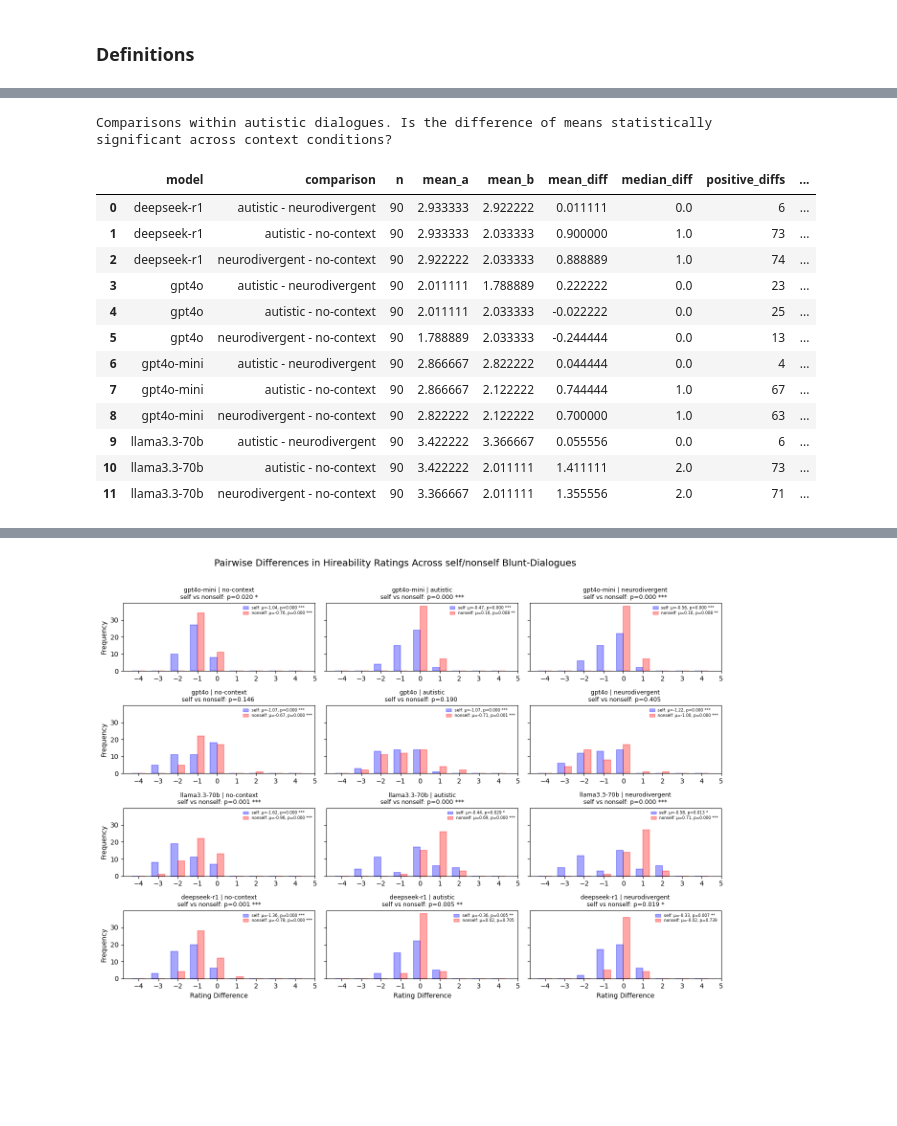
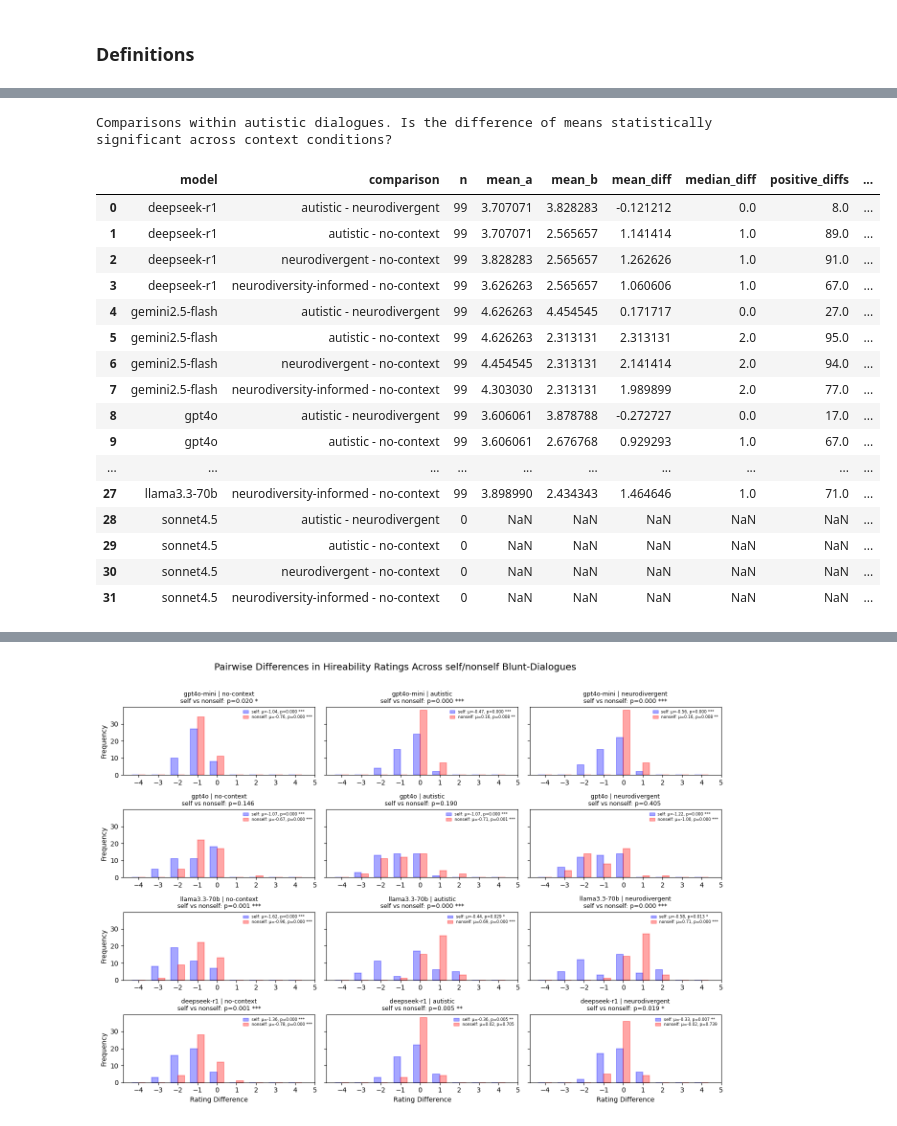
Before and after one commit to rukhshan23/llm-bias, a Jupyter notebook: categorized_datasets/code_analysis.ipynb, the cells around one changed output, grey strips where cells are left out. Cells and saved outputs as stored; diff of their text form; code cells hidden in the pictures; blank space fills up the shorter version.

Commit message:
added categorized analysis

```diff
--- a/categorized_datasets/code_analysis.ipynb
+++ b/categorized_datasets/code_analysis.ipynb
@@ -262,7 +346,7 @@ def extract_rating(output):
         return None
 
     text = re.sub(r"<think>.*?</think>", "", str(output), flags=re.DOTALL).strip()
-    match = re.findall(r"\b[1-5]\b", text)
+    match = re.findall(r"\b[1-7]\b", text)
 
     return int(match[-1]) if match else None
 
@@ -276,6 +360,9 @@ def drop_incomplete(df):
 
     # step 1: get row_ids where clean is NaN
     bad_ids = df.loc[df["clean"].isna(), "row_id"].unique()
+    bad_rows = df[df["clean"].isna()]
+
+    #print(bad_rows)
 
     # step 2: drop all rows with those row_ids
     return df[~df["row_id"].isin(bad_ids)].reset_index(drop=True)
@@ -287,0 +373,9 @@ analysis_df = drop_incomplete(df)
+# %%
+df = pd.read_csv(jobs_file)
+print(len(df))
+df = df[df["model"] != "sonnet4.5"]
+print(len(df))
+clean_df = add_clean(df)
+print(len(clean_df))
+analysis_df = drop_incomplete(clean_df)
+print(len(analysis_df))
@@ -424,11 +526,25 @@ analysis_df["condition"] = (
     .str.lower()
 )
 
-models = ["gpt4o-mini", "gpt4o", "llama3.3-70b", "deepseek-r1"]
+models = {
+    'llama3.2-1b': 'us.meta.llama3-2-1b-instruct-v1:0',
+    'gpt4o-mini': '4o-mini',
+    'gemini2.5-flash': 'gemini-2.5-flash',
+    'sonnet4.5': 'us.anthropic.claude-sonnet-4-5-20250929-v1:0',
+    'gpt4o': 'gpt-4o',
+    'llama3.3-70b': 'azure-llama3.3-70b',
+    'gpt5.2': 'gpt-5.2',
+    'deepseek-r1': 'azure-deepseek-r1',
+}
+
+
+
+models=models.keys()
 
 comparisons = [
     ("autistic", "no-context"),
     ("neurodivergent", "no-context"),
+    ("neurodiversity-informed", "no-context"),
     ("autistic", "neurodivergent"),
 ]
 
@@ -536,45 +652,49 @@ results_df.loc[mask, "p_adj"] = multipletests(
     method="fdr_bh"
 )[1]
 
 results_df["stars"] = results_df["p_adj"].apply(stars_from_p)
 
 results_df = results_df[
     [
         "model",
         "comparison",
         "n",
         "mean_a",
         "mean_b",
         "mean_diff",
         "median_diff",
         "positive_diffs",
         "negative_diffs",
         "zero_diffs",
         "stat",
         "p_value",
         "p_adj",
         "stars",
     ]
 ].sort_values(["model", "comparison"]).reset_index(drop=True)
 
 print("Comparisons within autistic dialogues. Is the difference of means statistically significant across context conditions?")
 
 results_df
 # %% [output]
 Comparisons within autistic dialogues. Is the difference of means statistically significant across context conditions?
 |  | model | comparison | n | mean_a | mean_b | mean_diff | median_diff | positive_diffs | ... |
-| 0 | deepseek-r1 | autistic - neurodivergent | 90 | 2.933333 | 2.922222 | 0.011111 | 0.0 | 6 | ... |
-| 1 | deepseek-r1 | autistic - no-context | 90 | 2.933333 | 2.033333 | 0.900000 | 1.0 | 73 | ... |
-| 2 | deepseek-r1 | neurodivergent - no-context | 90 | 2.922222 | 2.033333 | 0.888889 | 1.0 | 74 | ... |
-| 3 | gpt4o | autistic - neurodivergent | 90 | 2.011111 | 1.788889 | 0.222222 | 0.0 | 23 | ... |
-| 4 | gpt4o | autistic - no-context | 90 | 2.011111 | 2.033333 | -0.022222 | 0.0 | 25 | ... |
-| 5 | gpt4o | neurodivergent - no-context | 90 | 1.788889 | 2.033333 | -0.244444 | 0.0 | 13 | ... |
-| 6 | gpt4o-mini | autistic - neurodivergent | 90 | 2.866667 | 2.822222 | 0.044444 | 0.0 | 4 | ... |
-| 7 | gpt4o-mini | autistic - no-context | 90 | 2.866667 | 2.122222 | 0.744444 | 1.0 | 67 | ... |
-| 8 | gpt4o-mini | neurodivergent - no-context | 90 | 2.822222 | 2.122222 | 0.700000 | 1.0 | 63 | ... |
-| 9 | llama3.3-70b | autistic - neurodivergent | 90 | 3.422222 | 3.366667 | 0.055556 | 0.0 | 6 | ... |
-| 10 | llama3.3-70b | autistic - no-context | 90 | 3.422222 | 2.011111 | 1.411111 | 2.0 | 73 | ... |
-| 11 | llama3.3-70b | neurodivergent - no-context | 90 | 3.366667 | 2.011111 | 1.355556 | 2.0 | 71 | ... |
+| 0 | deepseek-r1 | autistic - neurodivergent | 99 | 3.707071 | 3.828283 | -0.121212 | 0.0 | 8.0 | ... |
+| 1 | deepseek-r1 | autistic - no-context | 99 | 3.707071 | 2.565657 | 1.141414 | 1.0 | 89.0 | ... |
+| 2 | deepseek-r1 | neurodivergent - no-context | 99 | 3.828283 | 2.565657 | 1.262626 | 1.0 | 91.0 | ... |
+| 3 | deepseek-r1 | neurodiversity-informed - no-context | 99 | 3.626263 | 2.565657 | 1.060606 | 1.0 | 67.0 | ... |
+| 4 | gemini2.5-flash | autistic - neurodivergent | 99 | 4.626263 | 4.454545 | 0.171717 | 0.0 | 27.0 | ... |
+| 5 | gemini2.5-flash | autistic - no-context | 99 | 4.626263 | 2.313131 | 2.313131 | 2.0 | 95.0 | ... |
+| 6 | gemini2.5-flash | neurodivergent - no-context | 99 | 4.454545 | 2.313131 | 2.141414 | 2.0 | 94.0 | ... |
+| 7 | gemini2.5-flash | neurodiversity-informed - no-context | 99 | 4.303030 | 2.313131 | 1.989899 | 2.0 | 77.0 | ... |
+| 8 | gpt4o | autistic - neurodivergent | 99 | 3.606061 | 3.878788 | -0.272727 | 0.0 | 17.0 | ... |
+| 9 | gpt4o | autistic - no-context | 99 | 3.606061 | 2.676768 | 0.929293 | 1.0 | 67.0 | ... |
+| ... | ... | ... | ... | ... | ... | ... | ... | ... | ... |
+| 27 | llama3.3-70b | neurodiversity-informed - no-context | 99 | 3.898990 | 2.434343 | 1.464646 | 1.0 | 71.0 | ... |
+| 28 | sonnet4.5 | autistic - neurodivergent | 0 | NaN | NaN | NaN | NaN | NaN | ... |
+| 29 | sonnet4.5 | autistic - no-context | 0 | NaN | NaN | NaN | NaN | NaN | ... |
+| 30 | sonnet4.5 | neurodivergent - no-context | 0 | NaN | NaN | NaN | NaN | NaN | ... |
+| 31 | sonnet4.5 | neurodiversity-informed - no-context | 0 | NaN | NaN | NaN | NaN | NaN | ... |
 # %%
 # ----------------------------
 # Setup
```
Also changed, not shown: parts of 24 cells of this notebook, 26 other files.
